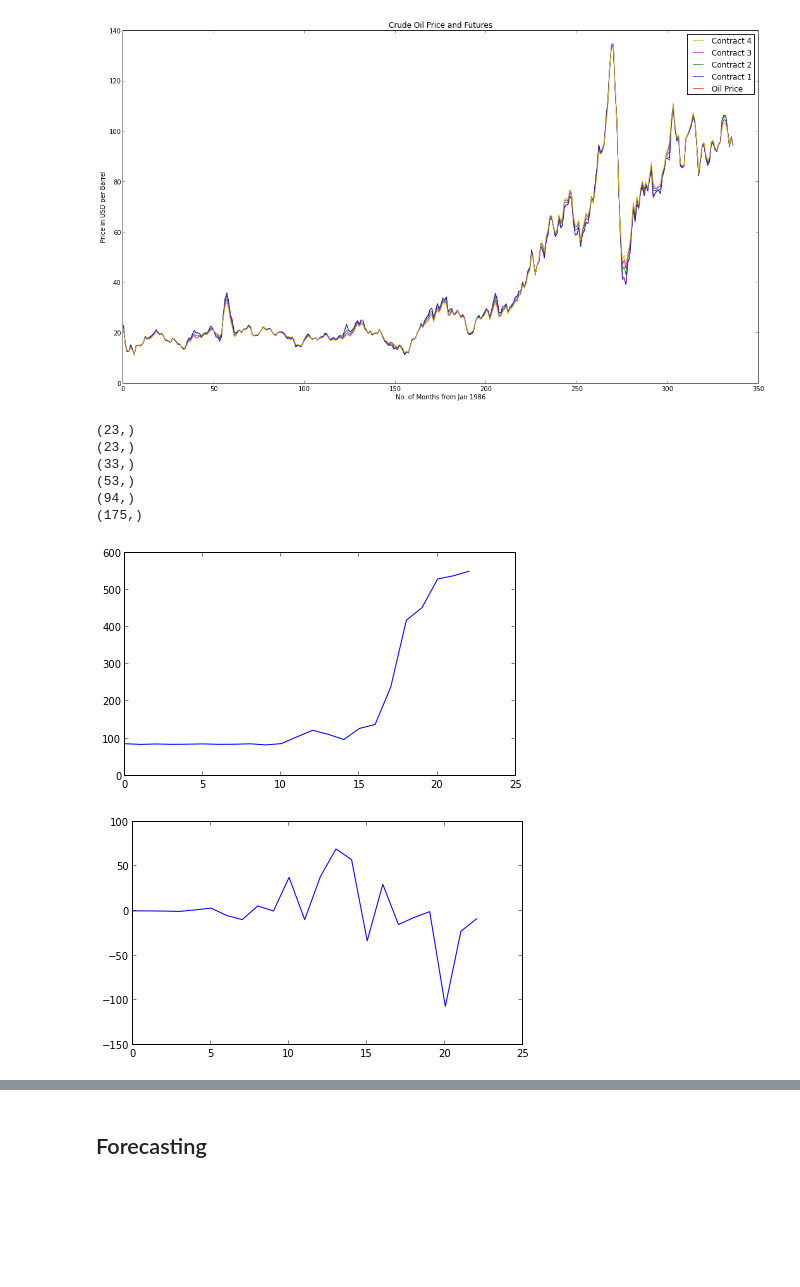
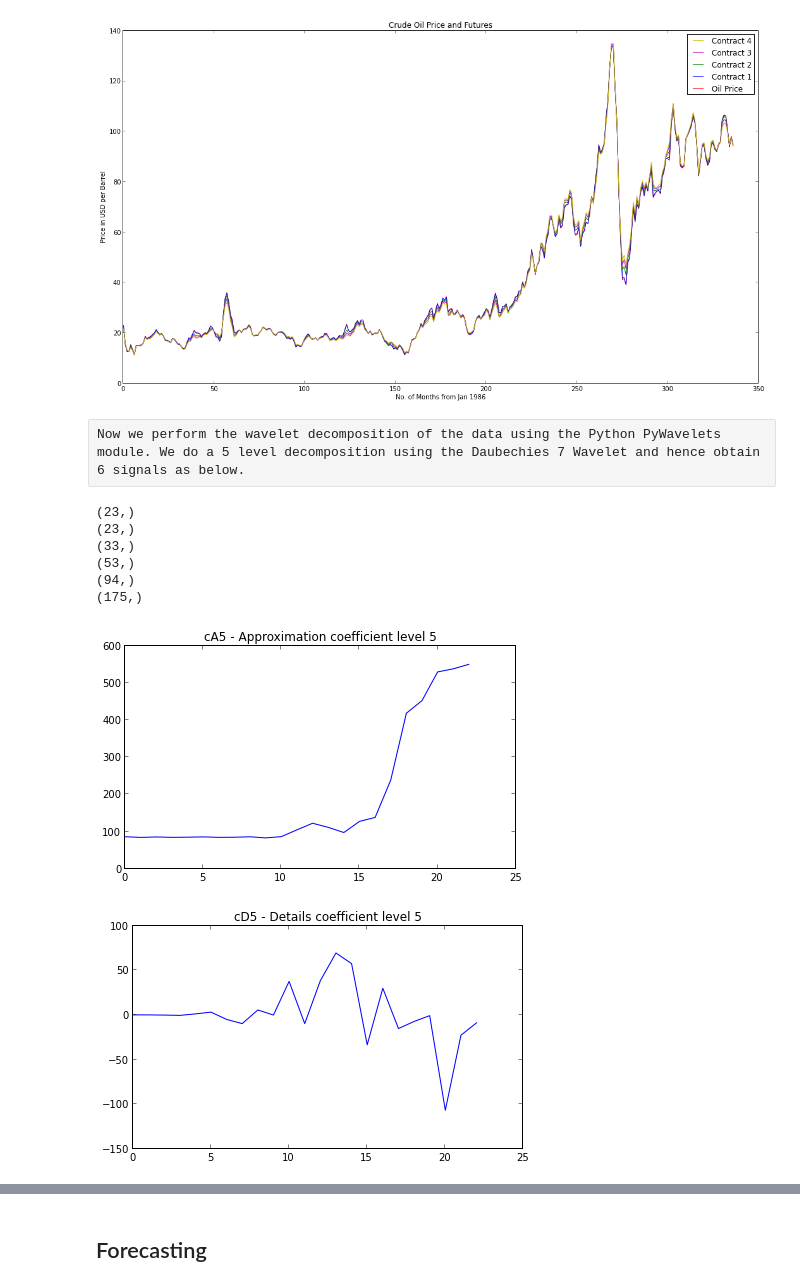
Before and after one commit to ankit-maverick/Wavelets_course_project, a Jupyter notebook: nb/Untitled0.ipynb, the cells around one changed output, grey strips where cells are left out. Cells and saved outputs as stored; diff of their text form; code cells hidden in the pictures; blank space fills up the shorter version.

```diff
--- a/nb/Untitled0.ipynb
+++ b/nb/Untitled0.ipynb
@@ -28,6 +32,8 @@ plt.title('Crude Oil Price and Futures')
 plt.show()
 # %% [output]
 [figure]
+# %% [raw]
+Now we perform the wavelet decomposition of the data using the Python PyWavelets module. We do a 5 level decomposition using the Daubechies 7 Wavelet and hence obtain 6 signals as below.
 # %%
 db7 = pywt.Wavelet('db7')
 # %%
@@ -49,13 +55,16 @@ print cD1.shape
 # %%
 rcParams['figure.figsize'] = 7, 4
 plt.plot(cA5)
+
+plt.title('cA5 - Approximation coefficient level 5')
 plt.show()
 # %% [output]
-[figure, old version]
+[figure, new version]
 # %%
 plt.plot(cD5)
+plt.title('cD5 - Details coefficient level 5')
 plt.show()
 # %% [output]
-[figure, old version]
+[figure, new version]
 # %%
 plt.plot(cD4)
```
Also changed, not shown: parts of 10 cells of this notebook.
